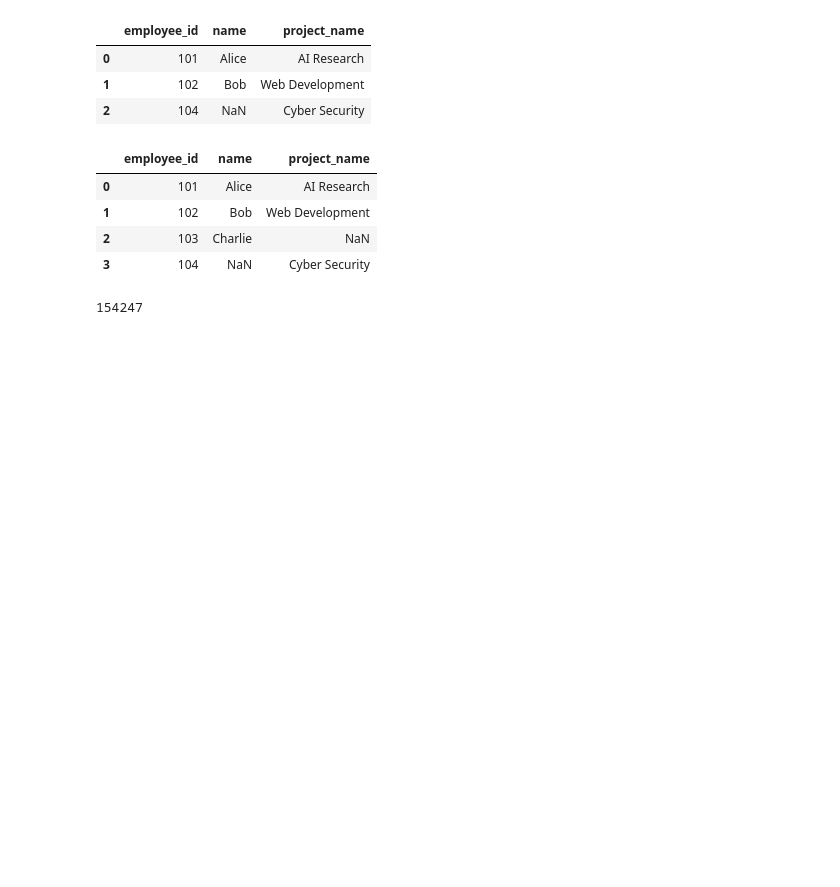
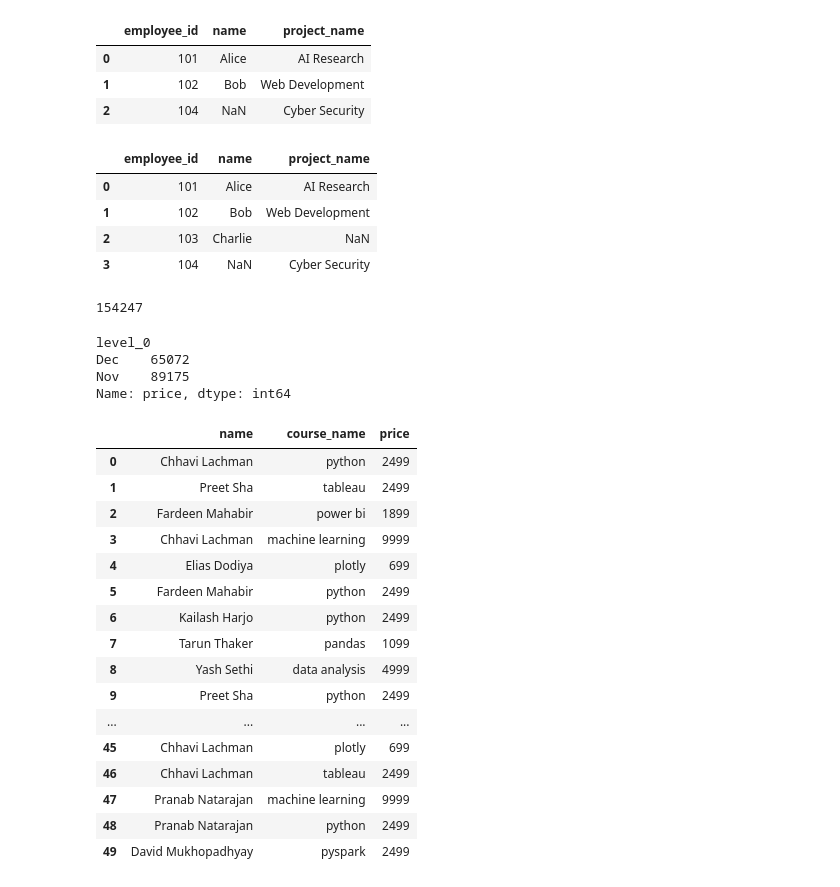
Before and after one commit to a-Kumari/pandas-df, a Jupyter notebook: groupby.ipynb, the cells around one changed output. Cells and saved outputs as stored; diff of their text form; code cells hidden in the pictures; blank space fills up the shorter version.

```diff
--- a/groupby.ipynb
+++ b/groupby.ipynb
@@ -691,3 +706,34 @@ total = pd.merge(courses, regs, on='course_id', how='inner')['price'].sum().item
 total
 # %% [output]
 154247
+# %%
+# 2. find month by month revenue
+revenue = pd.concat([nov, dec], keys=['Nov', 'Dec']).reset_index()
+revenue.merge(courses, on='course_id', how='inner').groupby('level_0')['price'].sum()
+# %% [output]
+level_0
+Dec    65072
+Nov    89175
+Name: price, dtype: int64
+# %%
+# 3. Print the registration table
+# cols -> name -> course -> price
+regs.merge(students, on='student_id').merge(courses, on='course_id')[['name', 'course_name', 'price']]
+# %% [output]
+|  | name | course_name | price |
+| 0 | Chhavi Lachman | python | 2499 |
+| 1 | Preet Sha | tableau | 2499 |
+| 2 | Fardeen Mahabir | power bi | 1899 |
+| 3 | Chhavi Lachman | machine learning | 9999 |
+| 4 | Elias Dodiya | plotly | 699 |
+| 5 | Fardeen Mahabir | python | 2499 |
+| 6 | Kailash Harjo | python | 2499 |
+| 7 | Tarun Thaker | pandas | 1099 |
+| 8 | Yash Sethi | data analysis | 4999 |
+| 9 | Preet Sha | python | 2499 |
+| ... | ... | ... | ... |
+| 45 | Chhavi Lachman | plotly | 699 |
+| 46 | Chhavi Lachman | tableau | 2499 |
+| 47 | Pranab Natarajan | machine learning | 9999 |
+| 48 | Pranab Natarajan | python | 2499 |
+| 49 | David Mukhopadhyay | pyspark | 2499 |
```
Also changed, not shown: parts of 6 cells of this notebook, 1 other file.
